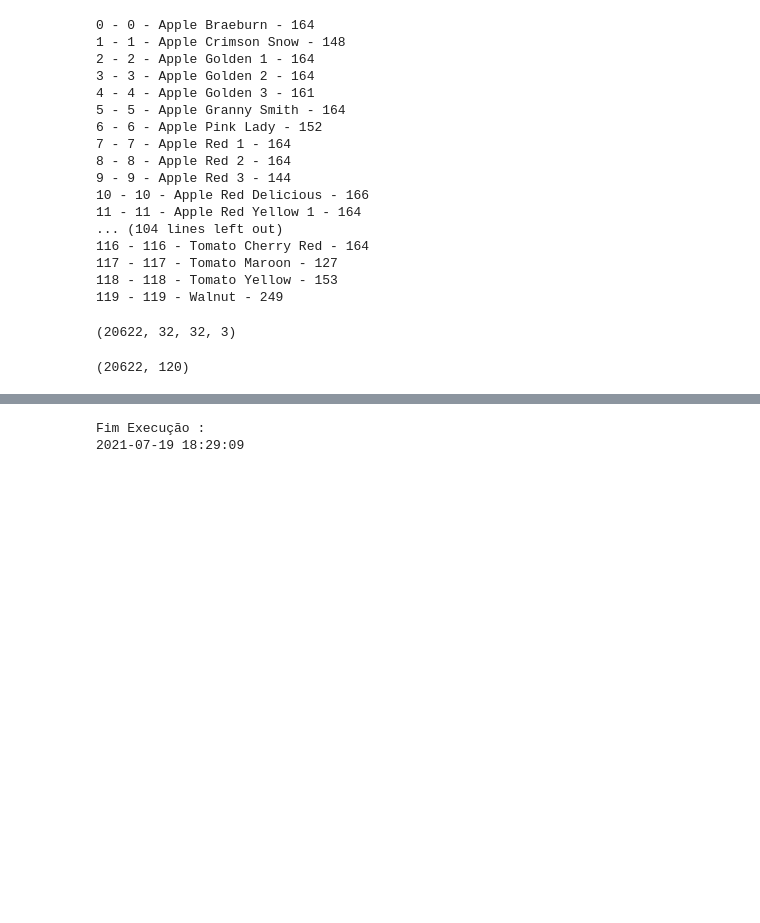
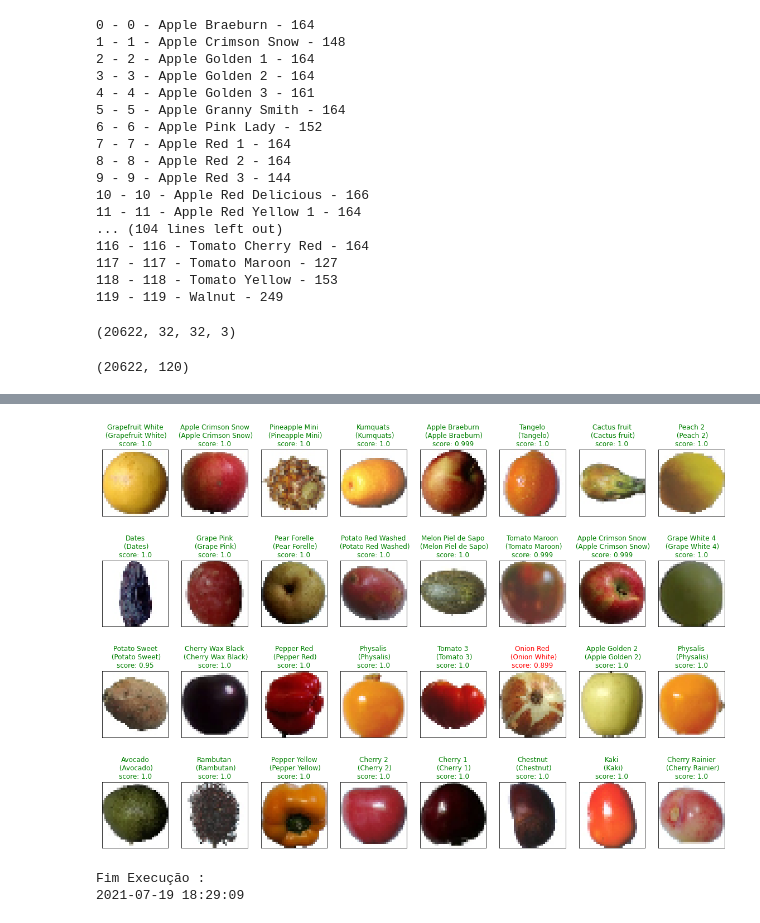
Before and after one commit to hgf777-br/trabalho-final-deep-learning, a Jupyter notebook: Ex8_2_hgf.ipynb, the cells around one changed output, grey strips where cells are left out. Drawn from its saved outputs; the diff is of its cells as text; code cells hidden in the pictures; blank space fills up the shorter version.

```diff
--- a/Ex8_2_hgf.ipynb
+++ b/Ex8_2_hgf.ipynb
@@ -180,5 +228,5 @@ Acurácia da CNN: 99.96%
 # %%
-X_frutas, Y_frutas = get_dados(path_teste, num_frutas)
+X_frutas, Y_frutas, frutas_labels = get_dados(path_teste, num_frutas)
 # %% [output]
 0 - 0 - Apple Braeburn - 164
 1 - 1 - Apple Crimson Snow - 148
@@ -202,7 +250,7 @@ X_test = np.asarray(X_frutas).astype(np.float32)
 y_test = np.asarray(Y_frutas)
 # %%
 X_test = X_test/255
-y_test = to_categorical(Y_test, num_frutas)
+y_test = to_categorical(y_test, num_frutas)
 # %%
 X_test.shape
 # %% [output]
@@ -221,3 +278,18 @@ Acurária da CNN: 95.13%
+# %%
+y_hat = model.predict(X_test)
+# %%
+fig = plt.figure(figsize=(20, 14))
+for i, idx in enumerate(np.random.choice(X_test.shape[0], size=32, replace=False)):
+    ax = fig.add_subplot(4, 8, i + 1, xticks=[], yticks=[])
+    ax.imshow(np.squeeze(X_test[idx]))
+    pred_idx = np.argmax(y_hat[idx])
+    pred_proba = y_hat[idx][pred_idx]
+    true_idx = np.argmax(y_test[idx])
+    ax.set_title("{}\n ({})\nscore: {:.3}".format(frutas_labels[pred_idx], frutas_labels[true_idx], pred_proba),
+                 color=("green" if pred_idx == true_idx else "red"))
+    # amostras corretamente classificadas em verde, incorretamente classificadas em vermelho
+# %% [output]
+[figure, added]
 # %%
 print ("Fim Execução : ")
 print (datetime.now().strftime("%Y-%m-%d %H:%M:%S"))
```
Also changed, not shown: parts of 44 cells of this notebook, 7 other files.
